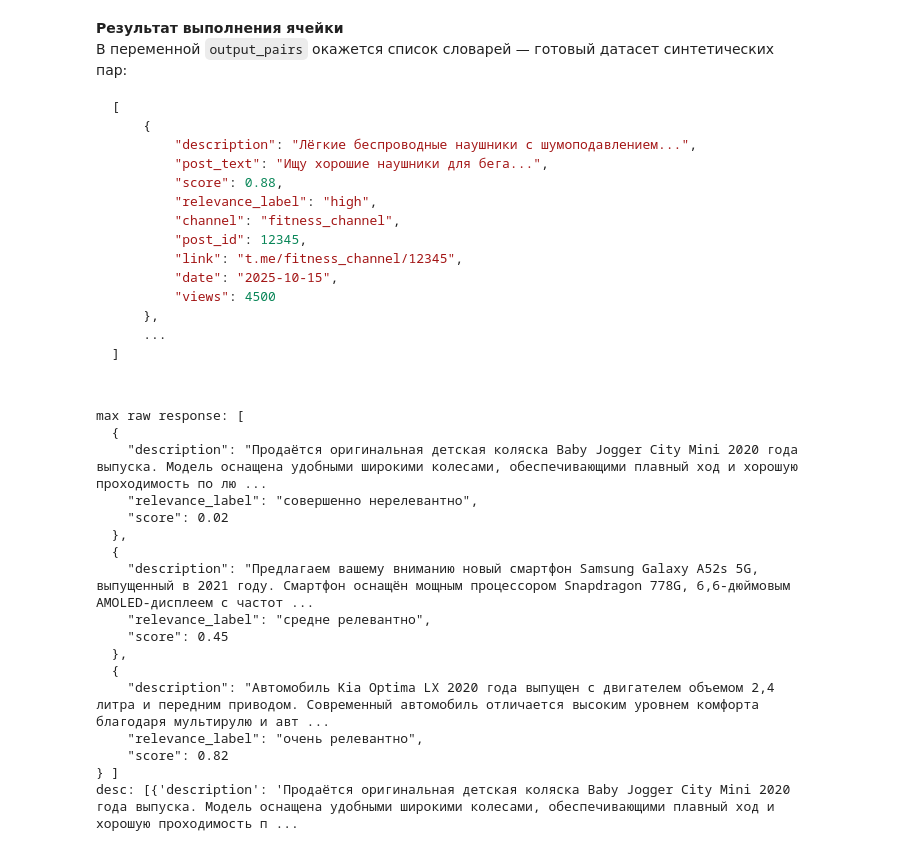
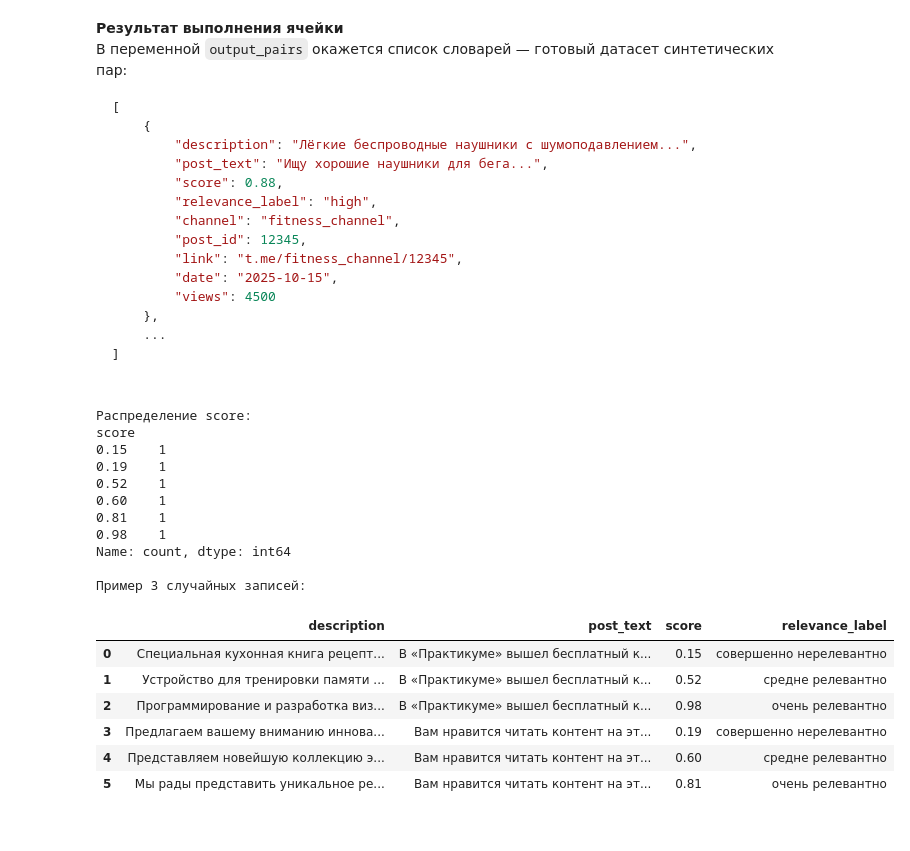
Before and after one commit to D-Blinnikov/channels-recommender, a Jupyter notebook: generate-goods.ipynb, the cells around one changed output. Cells and saved outputs as stored; diff of their text form; code cells hidden in the pictures.

```diff
--- a/generate-goods.ipynb
+++ b/generate-goods.ipynb
@@ -204,6 +188,12 @@ def get_relevance_instructions(scores: tuple[float, float, float]) -> str:
     Возвращает строку с инструкциями по уровням релевантности.
 
     """
+    RELEVANCE_LEVELS = [
+    {"label": "совершенно нерелевантно",   "score": scores[0]},
+    # {"label": "слабо релевантно",          "score": 0.35},
+    {"label": "средне релевантно",         "score": scores[1]},
+    {"label": "очень релевантно / идеально", "score": scores[2]},
+]
     if len(scores) != len(RELEVANCE_LEVELS):
         raise ValueError(f'Ожидается кортеж ровно из {len(RELEVANCE_LEVELS)} значений score')
 
@@ -223,16 +248,9 @@ def get_few_shot_examples() -> str:
 # %%
-client = OpenAI(base_url=API_BASE, api_key=API_KEY)
-
-# Загрузка постов
-# Если у вас уже есть список — подставьте его вместо чтения файла
-# with open(INPUT_FILE, encoding="utf-8") as f:
-#     posts: List[Dict[str, Any]] = json.load(f)
-
 posts = [
 # {"channel": "Alisa_Lazarenko", "text": "Девочки ❤️Записала для вас немножко полезностей ☺️✅ Как я рисую стрелки (в стрелках главное тренировки💪🏻 с первого раза мало у кого получается))✅Как правильно прокрашивать реснички✅Как отрастить длинные ресницы😜✅Показала один из любимых тонаков дорогих🙈✅И любимую маску для губСкоро я буду проводить урок макияжа для себя оффлайн 🙌🏻 2 часа полезной информации , секретов и нюансов красивого макияжа на каждый день🥰", "link": "https://t.me/Alisa_Lazarenko/146", "id": 146, "date": "2022-03-31T08:52:47+00:00", "views": "26.7K"},
 # {"channel": "copyme", "text": "Прочитала в немецком Elle, что на столе у Миуччи Прады лежит маленькая книжица японского художника Сандзо Вада — «Словарь цветовых комбинаций», составленный еще в 1930-х годах. Это такая энциклопедия из трех сотен удивительных сочетаний оттенков, который Вада использовал для узоров кимоно. Читатели подсказывают, что вот по этой ссылке можно подбирать предложенные художником комбинации онлайн.", "link": "https://t.me/copyme/4122", "id": 4122, "date": "2023-04-05T08:29:12+00:00", "views": "71.2K"},
 # {"channel": "cybersrach", "text": "Офлейнера Soniqs кикнули из команды из-за названия статуиВ матче против BOOM на англоязычной трансляции TI обсервер кликнул на статую Leslao, которая называется «Run nigga». После этого игрок попытался извиниться в твиттере:«Только что увидели сообщение на моей статуе. Оно явно неуместно и может задеть, прошу прощения за то, что я вообще написал его. Я небрежно написал это много лет назад, а потом забыл. Глубоко сожалею, что не проверил и не удалил это раньше»Но, извинения не помогли. Сегодня его кикнули из Soniqs 😨", "link": "https://t.me/cybersrach/2481", "id": 2481, "date": "2022-10-19T06:56:37+00:00", "views": "21.3K"},
-# {"channel": "cybersrach", "text": "Ночью Вышел патч 7.35d. В патче два основных изменения: 🔹Теперь юзеры Dota Plus видят информацию о найденной игре и могут отклонить ее, не получив за это наказание🔹Теперь каждый игрок банит 4 персонажей ДО поиска игры. (1 из которых будет запрещен перед началом)Также затронули метовых героев и предметы: ослабили Black King Bar, Divine Rapier и Revenant’s Brooch. Из героев: Dragon Knight, Terrorblade, Mirana и других", "link": "https://t.me/cybersrach/6815", "id": 6815, "date": "2024-03-22T06:44:07+00:00", "views": "21.0K"},
+{"channel": "cybersrach", "text": "Ночью Вышел патч 7.35d. В патче два основных изменения: 🔹Теперь юзеры Dota Plus видят информацию о найденной игре и могут отклонить ее, не получив за это наказание🔹Теперь каждый игрок банит 4 персонажей ДО поиска игры. (1 из которых будет запрещен перед началом)Также затронули метовых героев и предметы: ослабили Black King Bar, Divine Rapier и Revenant’s Brooch. Из героев: Dragon Knight, Terrorblade, Mirana и других", "link": "https://t.me/cybersrach/6815", "id": 6815, "date": "2024-03-22T06:44:07+00:00", "views": "21.0K"},
 # {"channel": "cybersrach", "text": "ПАТЧ – ЗАВТРАВ 1 акт «Павшей короны» добавили недостающую свечу, с помощью которой можно увидеть описание нового места и даже часть изменений нового патча:🔹 Базовая броня у ___ уменьшена на 0,5.🔹 Каждый раз, когда выходит солнце, ___ раскрывает всю карту на 5 секунд.🔹 Disruptor: Kinetic Field заменен на Kinetic ___🔹 Снаряды вражеской атаки в радиусе 500 от ___ замедляются.🔹 ___ может путешествовать по дуге🔹 ___ может использовать предметы в своем рюкзаке, как если бы они были в их инвентаре🔹 Silencer не может быть ___🔹 ___ не имеет уровней прокачки на 1 уровне🔹 Lifestealer навсегда получает ___ при убийстве крипа🔹 ___ начинает игру с дополнительными 250 золота🔹 Враги внутри ___ не могут видеть союзниковМнения?", "link": "https://t.me/cybersrach/7278", "id": 7278, "date": "2024-05-22T05:14:07+00:00", "views": "18.7K"},
 # {"channel": "cybersrach", "text": "BetBoom распустила состав по Доте 😰«Сегодня мы прощаемся и говорим спасибо составу BetBoom Team. SoNNeikO, Daxak, Larl, Noticed и RodjER покидают нашу команду, но остаются в сердечках всех наших фанатов Желаем парням добиться ещё больших успехов и верим, что они ещё порубятся за титулы на тир-1 сцене   И может быть — против уже другой BetBoom Team   Спасибо, что были с нами!» – написал клуб", "link": "https://t.me/cybersrach/2642", "id": 2642, "date": "2022-11-03T18:44:54+00:00", "views": "17.4K"},
 # {"channel": "cybersrach", "text": "Общий сбор! БП вышел 🤩«Откройте для себя новый боевой пропуск, поделённый на две части. Первая из них посвящена чествованию The International, с завершением которого и начнётся вторая. В ней мы отметим завершение турнирного сезона в морозной вариации классического «Восстания Тьмы». Следуя ежегодной традиции, пропуск наполнен первоклассными сокровищницами и функциями — как новыми, так и старыми, — которые точно наполнят вашу игру новыми украшениями и весельем» – Valve", "link": "https://t.me/cybersrach/2106", "id": 2106, "date": "2022-09-01T22:14:43+00:00", "views": "16.3K"},
@@ -246,7 +264,7 @@ posts = [
 # {"channel": "Alisa_Lazarenko", "text": "Кровати приехали так быстро😳💪🏻И это все благодаря ВАМ!!! (Они новые 5000 рублей за кровать) уже собирают🙏🏻сейчас родители привезу детей на смотрины☺️Сегодня одна добрая девушка Юля привезла детский ортопедический стул и много всего для кухни🙏🏻Я думаю, ещё пару дней и можно будет жить 🤞🏻Спасибо вам девочки за вашу поддержку,помощь,денежные переводы🙈🙏🏻❤️", "link": "https://t.me/Alisa_Lazarenko/53", "id": 53, "date": "2022-03-13T14:42:42+00:00", "views": "30.8K"},
 # {"channel": "Alisa_Lazarenko", "text": "Два года назад у меня был жуткий стресс, я бы сказала потрясение 🙈Думала конец света, но как видите я жива😆 Так вот, я в тот период ходила по 2-3 тренировки в день каждый день 🤪 И только этим и спасалась… сегодня мама меня вытащила на тренировку💪🏻какой же это кайф 😻 девочки, как часто вы ходите на треши и ходите ли вообще?👀", "link": "https://t.me/Alisa_Lazarenko/105", "id": 105, "date": "2022-03-22T09:19:06+00:00", "views": "30.3K"},
 # {"channel": "autohaykcatalog", "text": "Hyundai Elantra Sel 2018❗️В наличии❗️VIN - 5NPD84LF1KH448223✔️ Объем двигателя - 2.0 L✔️ Мощность - 150 л.с.✔️ Бензиновый двигатель✔️ Расход на 100 км. - 7.0 л.✔️ Пробег - 111200 км.✔️ Передний привод✔️ Коробка - автомат (АКПП)✔️ Электроусилитель руля✔️ Дисковые тормоза✔️ Галогенные фары✔️ Датчик света✔️ Датчик дождя✔️ Электропривод боковых зеркал✔️ Электроподогрев зеркал✔️ Автозатемнение зеркал✔️ Обогрев заднего стекла✔️ Мультируль✔️ Бесключевой доступ✔️ Электроподогрев передних сидений✔️ Электрические стеклоподъемники передние✔️ Электрические стеклоподъемники задние✔️ Системаконтроля»слепых зон»✔️ Адаптивные фары✔️ Система контроля полосы✔️ Адаптивный круиз-контроль✔️ Климат-контроль✔️ КондиционерЦена - 17.500$", "link": "https://t.me/autohaykcatalog/7298", "id": 7298, "date": "2022-07-23T11:18:45+00:00", "views": "9.4K"},
-{"channel": "autohaykcatalog", "text": "Kia Optima Lx 2,4 2020 годЦелая Optima 🔥Старт аукциона - через 3 дня#лота - 48710902VIN - 5XXGT4L34LG435948✔️ Объём двигателя - 2,4L✔️ Передний привод✔️ Пробег - 57.500 км✔️ Камера заднего обзора✔️ Мультируль✔️ Автозатемнение зеркалЦена - 20.000$Примерная цена под ключ на учёт России (с учётом ремонта)Успей заказать", "link": "https://t.me/autohaykcatalog/4937", "id": 4937, "date": "2022-06-19T14:22:37+00:00", "views": "9.1K"},
+# {"channel": "autohaykcatalog", "text": "Kia Optima Lx 2,4 2020 годЦелая Optima 🔥Старт аукциона - через 3 дня#лота - 48710902VIN - 5XXGT4L34LG435948✔️ Объём двигателя - 2,4L✔️ Передний привод✔️ Пробег - 57.500 км✔️ Камера заднего обзора✔️ Мультируль✔️ Автозатемнение зеркалЦена - 20.000$Примерная цена под ключ на учёт России (с учётом ремонта)Успей заказать", "link": "https://t.me/autohaykcatalog/4937", "id": 4937, "date": "2022-06-19T14:22:37+00:00", "views": "9.1K"},
 # {"channel": "autohaykcatalog", "text": "https://bid.cars/ru/lot/1-66859271/2016-Mitsubishi-Outlander-JA4AP3AU7GZ0658352016 год17.000$Mitsubishi Outlander Sport Es 2016❗️В наличии❗️Цена в Армении❗️VIN - JA4AP3AU7GZ065835✔️ Объем двигателя - 2.0 L✔️ Мощность - 150 л.с.✔️ Бензиновый двигатель✔️ Расход на 100 км. - 6.3 л.✔️ Пробег - 108100 км.✔️ Передний привод✔️ Коробка - автомат (вариатор)✔️ Система старт-стоп✔️ Электроусилитель руля✔️ Дисковые тормоза✔️ Электрический ручник✔️ Галогенные фары✔️ Электроподогрев зеркал✔️ Автозатемнение зеркал✔️ Обогрев заднего стекла✔️ Электроподогрев лобового стекла✔️ Мультируль✔️ Электроподогрев передних сидений✔️ Электрические стеклоподъемники передние✔️ Электрические стеклоподъемники задние✔️ Круиз-контроль✔️ Раздельный климат-контроль✔️ Камера заднего ходаЦена - 17.000$", "link": "https://t.me/autohaykcatalog/7314", "id": 7314, "date": "2022-07-24T08:35:16+00:00", "views": "8.6K"},
 # {"channel": "autohaykcatalog", "text": "время знакомства ⚜🕊Меня зовут Лиза ✔Я сотрудник Ставропольского офиса , компании AUTOHAYK @auto_haykЯ честно и безответно влюблена в свою работу🚘 и стараюсь всегда вложить каждый раз частичку своей души.Обратная связь для меня необходима, все свое внимание стараюсь отдавать работе🚘Я рада каждому из вас , кто находится на нашем аккаунте ⚜Я буду рада ответить на все ваши вопросы , и с радостью просчитаю любой интересующий вас автомобиль📍проспект Кулакова 65📲+7-989-120-00-26", "link": "https://t.me/autohaykcatalog/7374", "id": 7374, "date": "2022-07-25T11:33:14+00:00", "views": "8.5K"},
 # {"channel": "autohaykcatalog", "text": "Ford Mustang Ecoboost Premium 2015 ❗️В наличии❗️29.000$ ✔️ Объем двигателя - 2.3 L✔️ Мощность - 305 л.с.✔️ Бензиновый двигатель✔️ Задний привод✔️ Расход на 100 км. - 9.8 л.✔️ Пробег - 190300 км.✔️ Коробка - автомат (АКПП)✔️ Электроусилитель руля✔️ Дисковые тормоза✔️ Ксеноновые фары✔️ Датчик света✔️ Датчик дождя✔️ Электропривод боковых зеркал✔️ Электроподогрев зеркал✔️ Обогрев заднего стекла✔️ Кожаный салон✔️ Мультируль✔️ Электропривод передних сидений✔️ Электроподогрев передних сидений✔️ Вентиляция передних сидений✔️ Бесключевой доступ✔️ Электрические стеклоподъемники передние✔️ Круиз-контроль✔️ Раздельный климат-контроль✔️ Кондиционер✔️ Камера заднего хода", "link": "https://t.me/autohaykcatalog/7680", "id": 7680, "date": "2022-07-31T07:47:54+00:00", "views": "8.3K"},
@@ -805,37 +823,52 @@ async def generate_product_descriptions_gigachat(post_text: str) -> List[Dict[st
     ...
 ]
 # %%
+posts = posts[:TEST_NUMBER_OF_POSTS]
 output_pairs: List[Dict[str, Any]] = []
 for i, post in enumerate(tqdm(posts, desc="Генерация описаний")):
     descs = await generate_product_descriptions_gigachat(post["text"])
     for d in descs:
         pair = {
             "description":      d.get("description", "").strip(),
             "post_text":        post["text"],
             "score":            float(d.get("score", 0.0)),
             "relevance_label":  d.get("relevance_label", ""),
             "channel":          post.get("channel", ""),
             "post_id":          post.get("id", None),
             "link":             post.get("link", ""),
             "date":             post.get("date", ""),
             "views":            post.get("views", ""),
+            "category":         post.get("category", "")
         }
         output_pairs.append(pair)
+
+# -----------------------------------------------
+
+pd.set_option("display.max_colwidth", None)
+# Быстрый обзор
+df = pd.DataFrame(output_pairs)
+print("\nРаспределение score:")
+print(df["score"].value_counts().sort_index())
+
+print("\nПример 3 случайных записей:")
+df[["description", "post_text", "score", "relevance_label"]]
+# df
 # %% [output]
-max raw response: [
-  {
-    "description": "Продаётся оригинальная детская коляска Baby Jogger City Mini 2020 года выпуска. Модель оснащена удобными широкими колесами, обеспечивающими плавный ход и хорошую проходимость по лю ...
-    "relevance_label": "совершенно нерелевантно",
-    "score": 0.02
-  },
-  {
-    "description": "Предлагаем вашему вниманию новый смартфон Samsung Galaxy A52s 5G, выпущенный в 2021 году. Смартфон оснащён мощным процессором Snapdragon 778G, 6,6-дюймовым AMOLED-дисплеем с частот ...
-    "relevance_label": "средне релевантно",
-    "score": 0.45
-  },
-  {
-    "description": "Автомобиль Kia Optima LX 2020 года выпущен с двигателем объемом 2,4 литра и передним приводом. Современный автомобиль отличается высоким уровнем комфорта благодаря мультирулю и авт ...
-    "relevance_label": "очень релевантно",
-    "score": 0.82
-} ]
-desc: [{'description': 'Продаётся оригинальная детская коляска Baby Jogger City Mini 2020 года выпуска. Модель оснащена удобными широкими колесами, обеспечивающими плавный ход и хорошую проходимость п ...
+Распределение score:
+score
+0.15    1
+0.19    1
+0.52    1
+0.60    1
+0.81    1
+0.98    1
+Name: count, dtype: int64
+
+Пример 3 случайных записей:
+|  | description | post_text | score | relevance_label |
+| 0 | Специальная кухонная книга рецепт... | В «Практикуме» вышел бесплатный к... | 0.15 | совершенно нерелевантно |
+| 1 | Устройство для тренировки памяти ... | В «Практикуме» вышел бесплатный к... | 0.52 | средне релевантно |
+| 2 | Программирование и разработка виз... | В «Практикуме» вышел бесплатный к... | 0.98 | очень релевантно |
+| 3 | Предлагаем вашему вниманию иннова... | Вам нравится читать контент на эт... | 0.19 | совершенно нерелевантно |
+| 4 | Представляем новейшую коллекцию э... | Вам нравится читать контент на эт... | 0.60 | средне релевантно |
+| 5 | Мы рады представить уникальное ре... | Вам нравится читать контент на эт... | 0.81 | очень релевантно |
```
Also changed, not shown: parts of 11 cells of this notebook, 8 other files.
